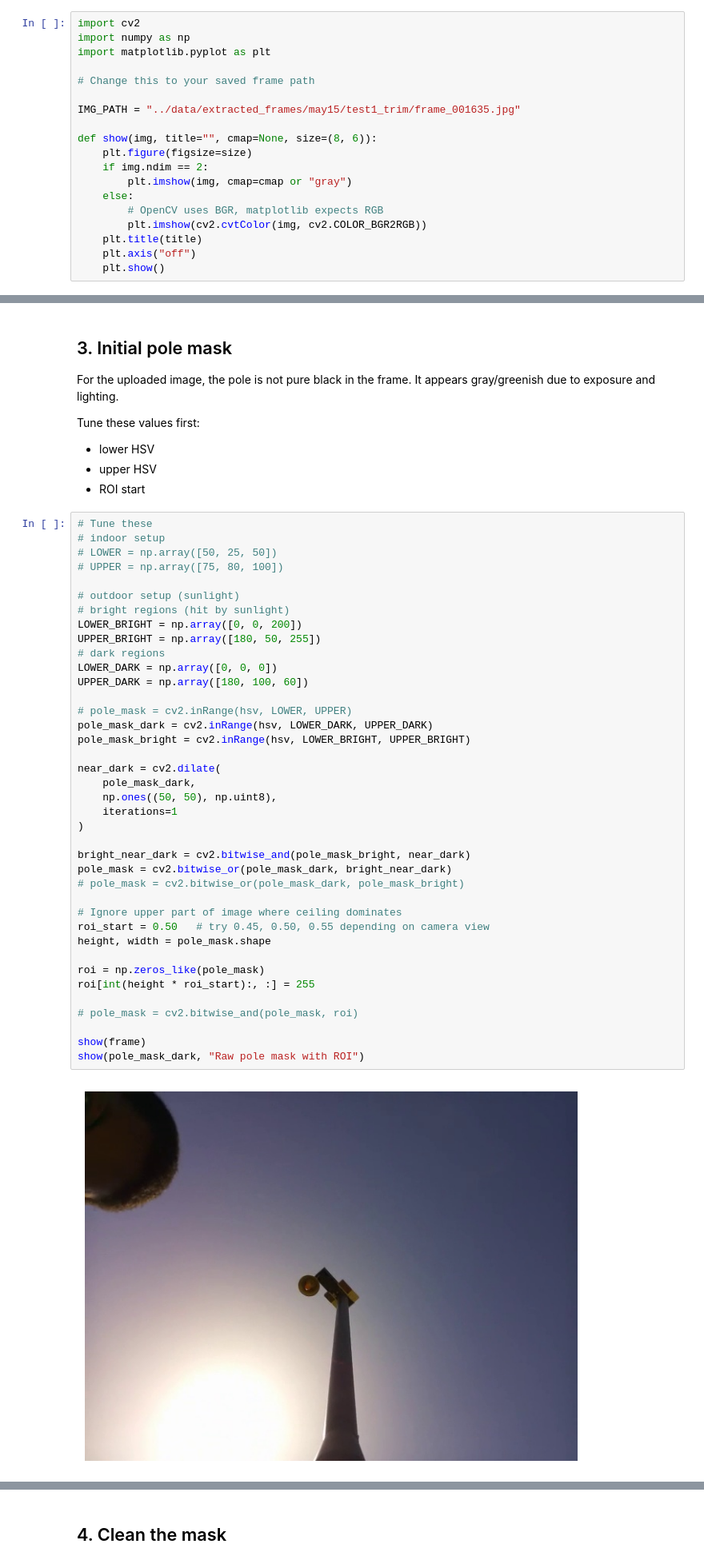
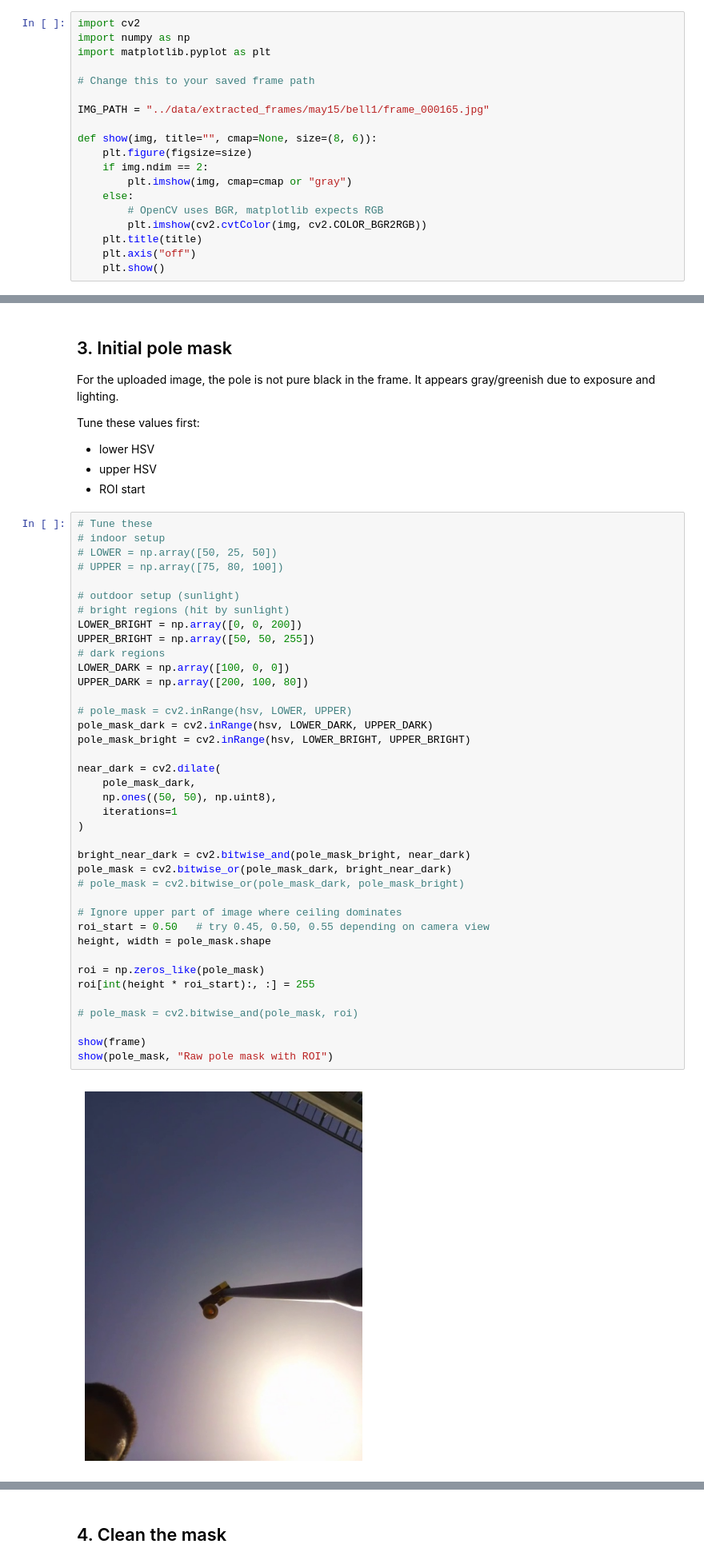
Before and after one commit to alhedai1/ME-Capstone-Team-4, a Jupyter notebook: src/capstone_robot/testing/pole_bell_detection_debug.ipynb, the cells around one changed output, grey strips where cells are left out. Shown at 80% size. Cells and saved outputs as stored; diff of their text form.

```diff
--- a/src/capstone_robot/testing/pole_bell_detection_debug.ipynb
+++ b/src/capstone_robot/testing/pole_bell_detection_debug.ipynb
@@ -19,7 +19,7 @@ import matplotlib.pyplot as plt
 
 # Change this to your saved frame path
 
-IMG_PATH = "../data/extracted_frames/may15/test1_trim/frame_001635.jpg"
+IMG_PATH = "../data/extracted_frames/may15/bell1/frame_000165.jpg"
 
 def show(img, title="", cmap=None, size=(8, 6)):
     plt.figure(figsize=size)
@@ -94,35 +94,35 @@ Tune these values first:
 # outdoor setup (sunlight)
 # bright regions (hit by sunlight)
 LOWER_BRIGHT = np.array([0, 0, 200])
-UPPER_BRIGHT = np.array([180, 50, 255])
+UPPER_BRIGHT = np.array([50, 50, 255])
 # dark regions
-LOWER_DARK = np.array([0, 0, 0])
-UPPER_DARK = np.array([180, 100, 60])
+LOWER_DARK = np.array([100, 0, 0])
+UPPER_DARK = np.array([200, 100, 80])
 
 # pole_mask = cv2.inRange(hsv, LOWER, UPPER)
 pole_mask_dark = cv2.inRange(hsv, LOWER_DARK, UPPER_DARK)
 pole_mask_bright = cv2.inRange(hsv, LOWER_BRIGHT, UPPER_BRIGHT)
 
 near_dark = cv2.dilate(
     pole_mask_dark,
     np.ones((50, 50), np.uint8),
     iterations=1
 )
 
 bright_near_dark = cv2.bitwise_and(pole_mask_bright, near_dark)
 pole_mask = cv2.bitwise_or(pole_mask_dark, bright_near_dark)
 # pole_mask = cv2.bitwise_or(pole_mask_dark, pole_mask_bright)
 
 # Ignore upper part of image where ceiling dominates
 roi_start = 0.50   # try 0.45, 0.50, 0.55 depending on camera view
 height, width = pole_mask.shape
 
 roi = np.zeros_like(pole_mask)
 roi[int(height * roi_start):, :] = 255
 
 # pole_mask = cv2.bitwise_and(pole_mask, roi)
 
 show(frame)
-show(pole_mask_dark, "Raw pole mask with ROI")
+show(pole_mask, "Raw pole mask with ROI")
 # %% [output]
-[figure, old version]
+[figure, new version]
```
Also changed, not shown: parts of 8 cells of this notebook, 18 other files.
